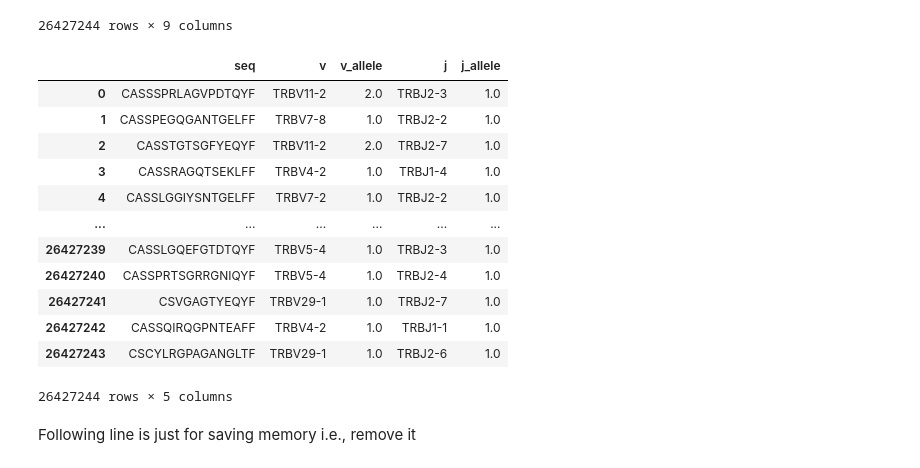
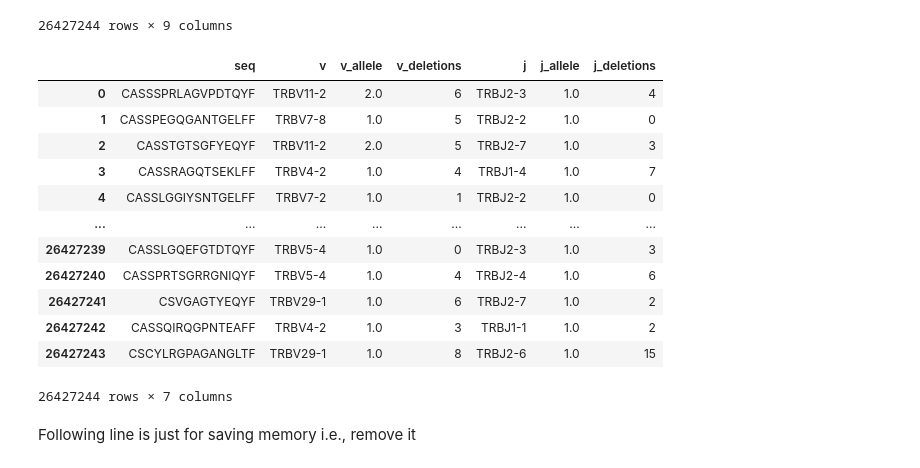
Before and after one commit to anttitapsa/TCR_transformer, a Jupyter notebook: scripts/data_preprocessing.ipynb, the cells around one changed output. Cells and saved outputs as stored; diff of their text form; code cells hidden in the pictures.

```diff
--- a/scripts/data_preprocessing.ipynb
+++ b/scripts/data_preprocessing.ipynb
@@ -30,22 +30,22 @@ example_df
 | 26427243 | P00636 | CSCYLRGPAGANGLTF | AACATGAGCCCTGAAGACAGCAGCATATATCTC... | TRBV29-1 | 1.0 | 8 | TRBJ2-6 | 1.0 | 15 |
 26427244 rows × 9 columns
 # %%
-train_df = example_df[['seq', 'v', 'v_allele', 'j', 'j_allele']]
+train_df = example_df[['seq', 'v', 'v_allele', 'v_deletions', 'j', 'j_allele', 'j_deletions']]
 train_df
 # %% [output]
-|  | seq | v | v_allele | j | j_allele |
-| 0 | CASSSPRLAGVPDTQYF | TRBV11-2 | 2.0 | TRBJ2-3 | 1.0 |
-| 1 | CASSPEGQGANTGELFF | TRBV7-8 | 1.0 | TRBJ2-2 | 1.0 |
-| 2 | CASSTGTSGFYEQYF | TRBV11-2 | 2.0 | TRBJ2-7 | 1.0 |
-| 3 | CASSRAGQTSEKLFF | TRBV4-2 | 1.0 | TRBJ1-4 | 1.0 |
-| 4 | CASSLGGIYSNTGELFF | TRBV7-2 | 1.0 | TRBJ2-2 | 1.0 |
-| ... | ... | ... | ... | ... | ... |
-| 26427239 | CASSLGQEFGTDTQYF | TRBV5-4 | 1.0 | TRBJ2-3 | 1.0 |
-| 26427240 | CASSPRTSGRRGNIQYF | TRBV5-4 | 1.0 | TRBJ2-4 | 1.0 |
-| 26427241 | CSVGAGTYEQYF | TRBV29-1 | 1.0 | TRBJ2-7 | 1.0 |
-| 26427242 | CASSQIRQGPNTEAFF | TRBV4-2 | 1.0 | TRBJ1-1 | 1.0 |
-| 26427243 | CSCYLRGPAGANGLTF | TRBV29-1 | 1.0 | TRBJ2-6 | 1.0 |
+|  | seq | v | v_allele | v_deletions | j | j_allele | j_deletions |
+| 0 | CASSSPRLAGVPDTQYF | TRBV11-2 | 2.0 | 6 | TRBJ2-3 | 1.0 | 4 |
+| 1 | CASSPEGQGANTGELFF | TRBV7-8 | 1.0 | 5 | TRBJ2-2 | 1.0 | 0 |
+| 2 | CASSTGTSGFYEQYF | TRBV11-2 | 2.0 | 5 | TRBJ2-7 | 1.0 | 3 |
+| 3 | CASSRAGQTSEKLFF | TRBV4-2 | 1.0 | 4 | TRBJ1-4 | 1.0 | 7 |
+| 4 | CASSLGGIYSNTGELFF | TRBV7-2 | 1.0 | 1 | TRBJ2-2 | 1.0 | 0 |
+| ... | ... | ... | ... | ... | ... | ... | ... |
+| 26427239 | CASSLGQEFGTDTQYF | TRBV5-4 | 1.0 | 0 | TRBJ2-3 | 1.0 | 3 |
+| 26427240 | CASSPRTSGRRGNIQYF | TRBV5-4 | 1.0 | 4 | TRBJ2-4 | 1.0 | 6 |
+| 26427241 | CSVGAGTYEQYF | TRBV29-1 | 1.0 | 6 | TRBJ2-7 | 1.0 | 2 |
+| 26427242 | CASSQIRQGPNTEAFF | TRBV4-2 | 1.0 | 3 | TRBJ1-1 | 1.0 | 2 |
+| 26427243 | CSCYLRGPAGANGLTF | TRBV29-1 | 1.0 | 8 | TRBJ2-6 | 1.0 | 15 |
-26427244 rows × 5 columns
+26427244 rows × 7 columns
 # %% [markdown]
 Following line is just for saving memory i.e., remove it
 # %%
```
Also changed, not shown: parts of 23 cells of this notebook, 18 other files.
